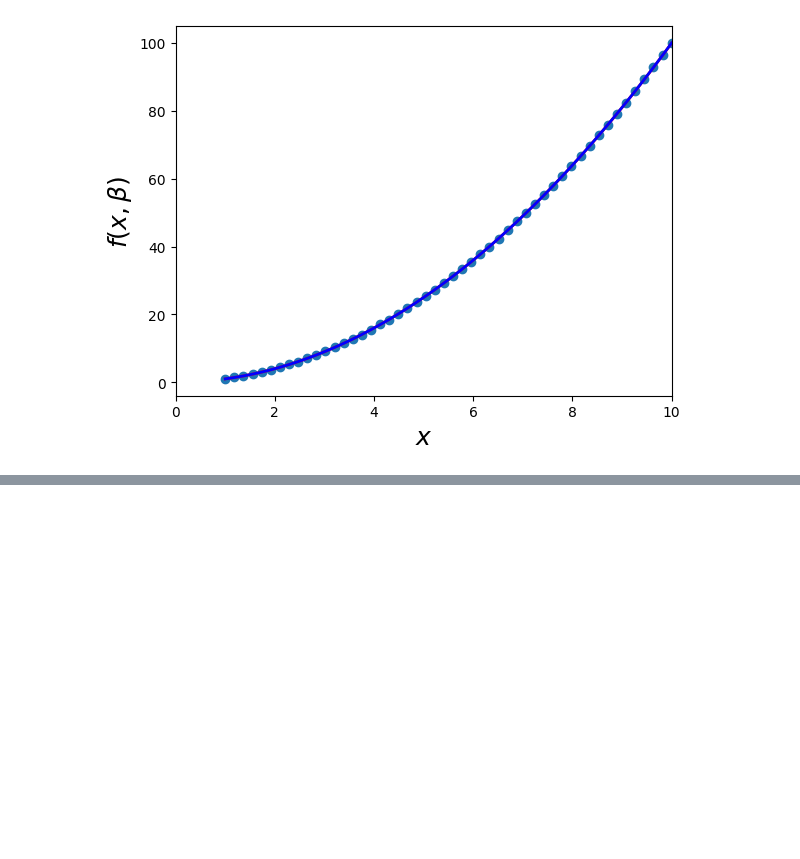
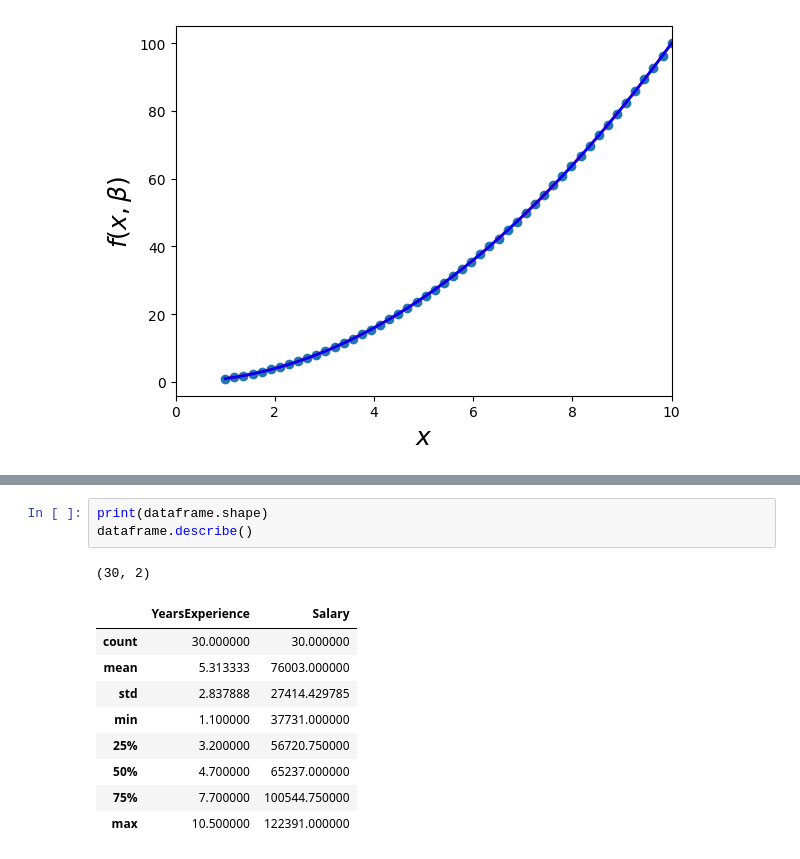
Before and after one commit to smurfac4/FUCKING-SHIT, a Jupyter notebook: ии/4/4.ipynb, the cells around one changed output, grey strips where cells are left out. Cells and saved outputs as stored; diff of their text form; blank space fills up the shorter version.

```diff
--- a/ии/4/4.ipynb
+++ b/ии/4/4.ipynb
@@ -197,0 +227,14 @@ plt.show()
+# %%
+print(dataframe.shape)
+dataframe.describe()
+# %% [output]
+(30, 2)
+|  | YearsExperience | Salary |
+| count | 30.000000 | 30.000000 |
+| mean | 5.313333 | 76003.000000 |
+| std | 2.837888 | 27414.429785 |
+| min | 1.100000 | 37731.000000 |
+| 25% | 3.200000 | 56720.750000 |
+| 50% | 4.700000 | 65237.000000 |
+| 75% | 7.700000 | 100544.750000 |
+| max | 10.500000 | 122391.000000 |
```
Also changed, not shown: parts of 12 cells of this notebook, 2 other files.
